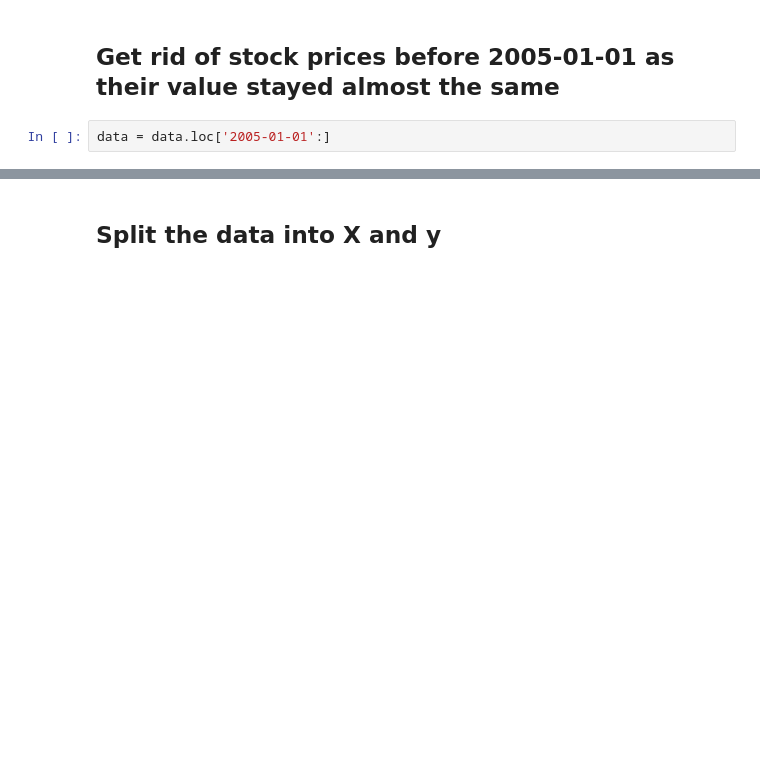
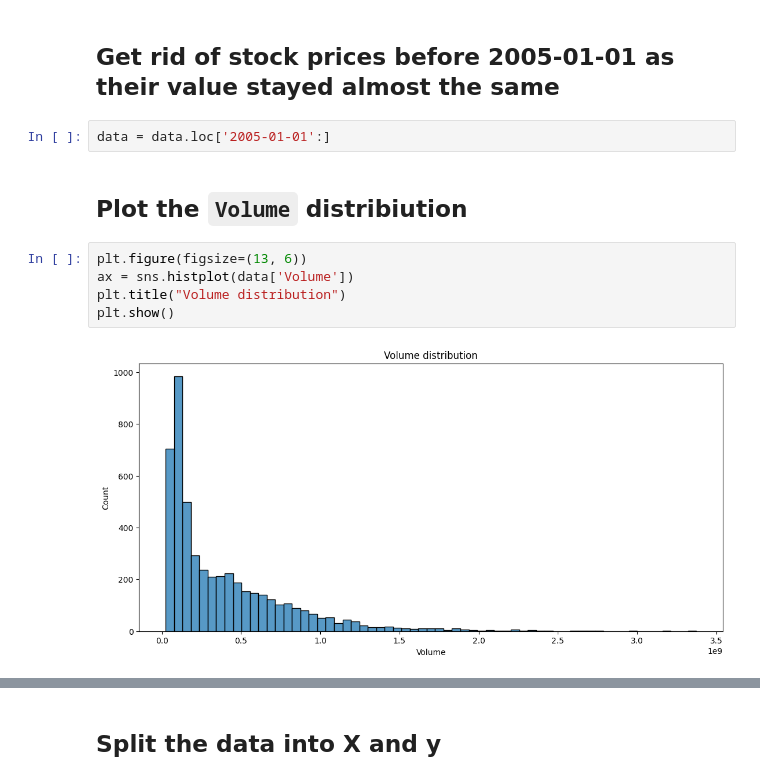
Before and after one commit to b14ucky/stock-prediction, a Jupyter notebook: main.ipynb, the cells around one changed output, grey strips where cells are left out. Saved outputs shown, nothing was run; the diff lists cells and outputs as text; blank space fills up the shorter version.

```diff
--- a/main.ipynb
+++ b/main.ipynb
@@ -132,3 +95,12 @@ data.dropna().head(SEQUENCE_LEN + 1)
 ## Get rid of stock prices before 2005-01-01 as their value stayed almost the same
 # %%
 data = data.loc['2005-01-01':]
+# %% [markdown]
+## Plot the `Volume` distribiution
+# %%
+plt.figure(figsize=(13, 6))
+ax = sns.histplot(data['Volume'])
+plt.title("Volume distribution")
+plt.show()
+# %% [output]
+[figure, added]
```
Also changed, not shown: parts of 54 cells of this notebook.
